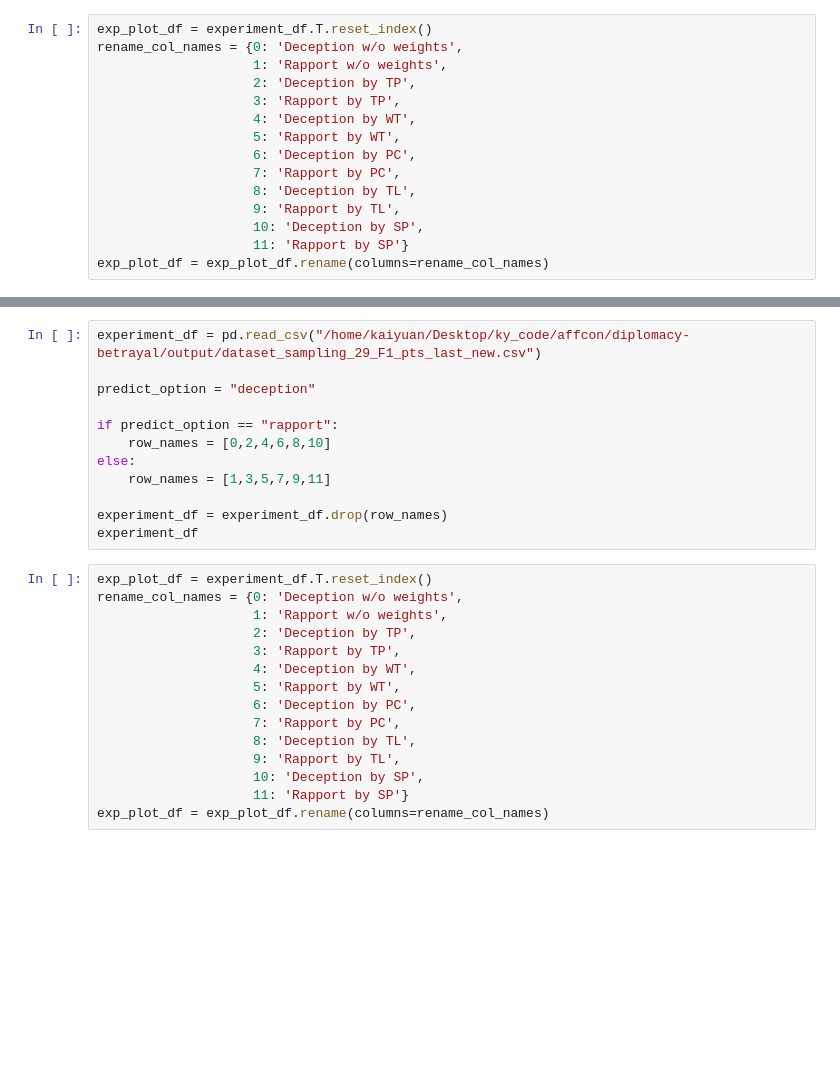
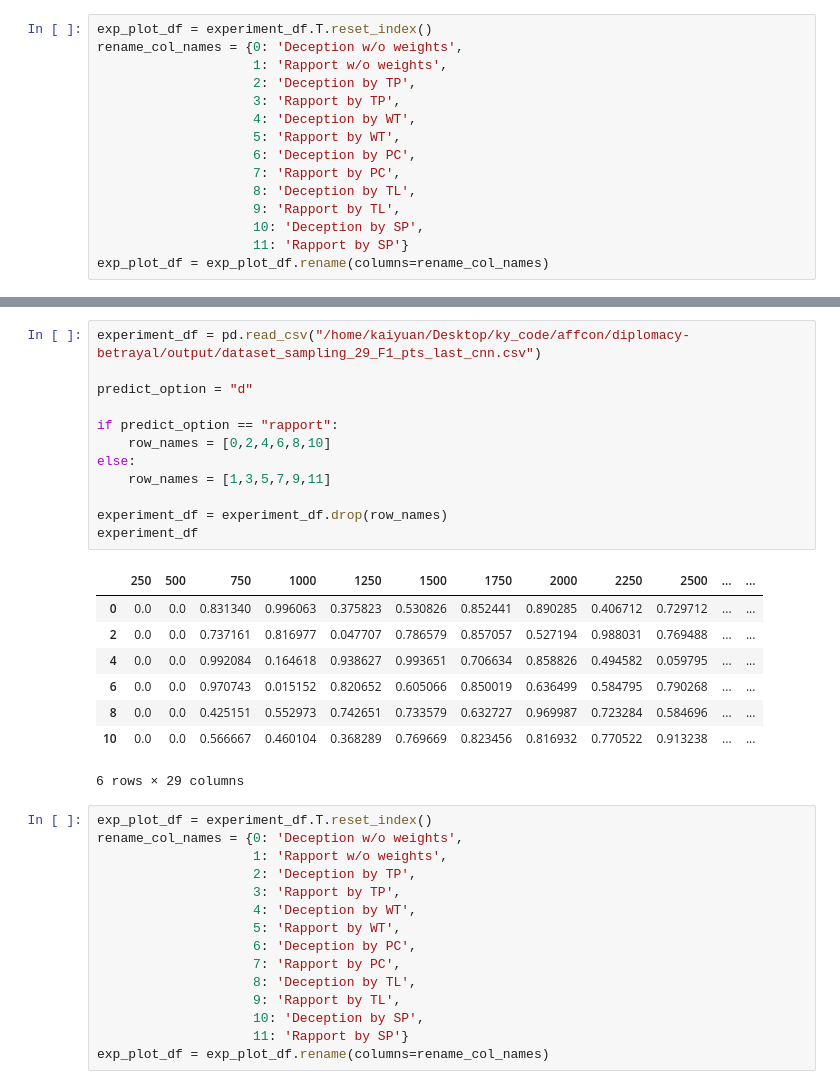
Before and after one commit to quarbby/diplomacy-betrayal, a Jupyter notebook: pipeline-dataset_sampling.ipynb, the cells around one changed output, grey strips where cells are left out. Saved outputs shown, nothing was run; the diff lists cells and outputs as text; blank space fills up the shorter version.

```diff
--- a/pipeline-dataset_sampling.ipynb
+++ b/pipeline-dataset_sampling.ipynb
@@ -447,15 +482,24 @@ plot.savefig(results_name + '.jpg', bbox_extra_artists=(lgd,), bbox_inches='tigh
 # %%
-experiment_df = pd.read_csv("/home/kaiyuan/Desktop/ky_code/affcon/diplomacy-betrayal/output/dataset_sampling_29_F1_pts_last_new.csv")
+experiment_df = pd.read_csv("/home/kaiyuan/Desktop/ky_code/affcon/diplomacy-betrayal/output/dataset_sampling_29_F1_pts_last_cnn.csv")
 
-predict_option = "deception"
+predict_option = "d"
 
 if predict_option == "rapport":
     row_names = [0,2,4,6,8,10]
 else:
     row_names = [1,3,5,7,9,11]
 
 experiment_df = experiment_df.drop(row_names)
 experiment_df
+# %% [output]
+|  | 250 | 500 | 750 | 1000 | 1250 | 1500 | 1750 | 2000 | 2250 | 2500 | ... | ... |
+| 0 | 0.0 | 0.0 | 0.831340 | 0.996063 | 0.375823 | 0.530826 | 0.852441 | 0.890285 | 0.406712 | 0.729712 | ... | ... |
+| 2 | 0.0 | 0.0 | 0.737161 | 0.816977 | 0.047707 | 0.786579 | 0.857057 | 0.527194 | 0.988031 | 0.769488 | ... | ... |
+| 4 | 0.0 | 0.0 | 0.992084 | 0.164618 | 0.938627 | 0.993651 | 0.706634 | 0.858826 | 0.494582 | 0.059795 | ... | ... |
+| 6 | 0.0 | 0.0 | 0.970743 | 0.015152 | 0.820652 | 0.605066 | 0.850019 | 0.636499 | 0.584795 | 0.790268 | ... | ... |
+| 8 | 0.0 | 0.0 | 0.425151 | 0.552973 | 0.742651 | 0.733579 | 0.632727 | 0.969987 | 0.723284 | 0.584696 | ... | ... |
+| 10 | 0.0 | 0.0 | 0.566667 | 0.460104 | 0.368289 | 0.769669 | 0.823456 | 0.816932 | 0.770522 | 0.913238 | ... | ... |
+6 rows × 29 columns
 # %%
 exp_plot_df = experiment_df.T.reset_index()
 rename_col_names = {0: 'Deception w/o weights',
```
Also changed, not shown: parts of 10 cells of this notebook, 20 other files.
